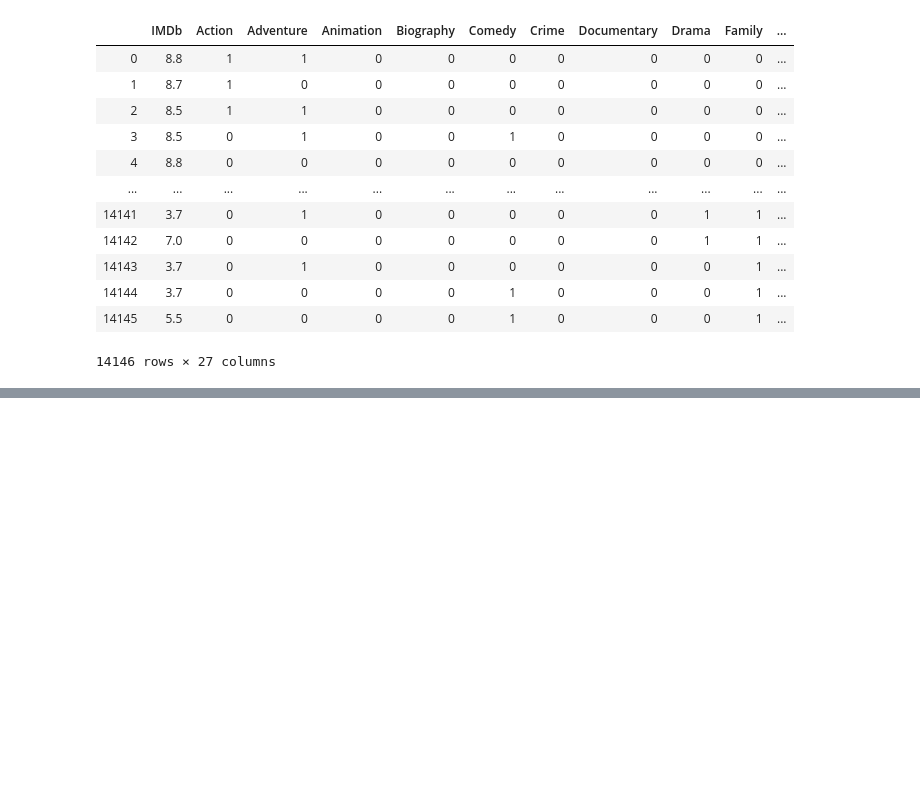
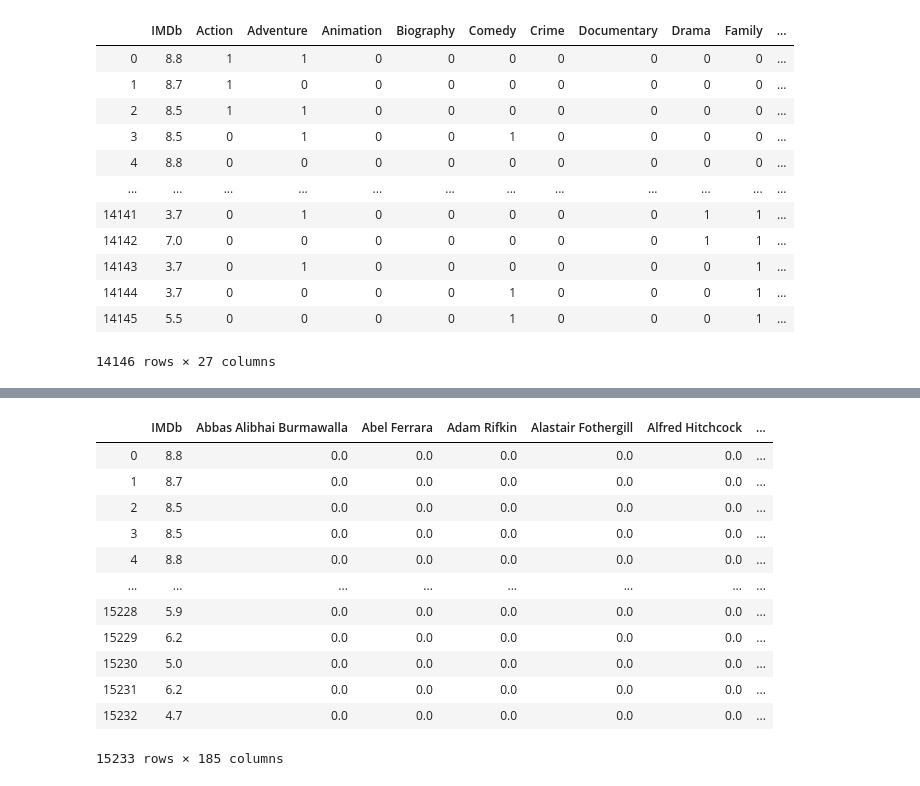
Before and after one commit to SalimAmarti/OTT_movies_Project, a Jupyter notebook: OTT project.ipynb, the cells around one changed output, grey strips where cells are left out. Saved outputs shown, nothing was run; the diff lists cells and outputs as text; code cells hidden in the pictures; blank space fills up the shorter version.

```diff
--- a/OTT project.ipynb
+++ b/OTT project.ipynb
@@ -1130,0 +1275,24 @@ numpy.uint8
+# %%
+top_directors_rating = top_directors_rating.apply(np.float64)
+# %%
+for i in range(0,len(top_directors_rating.drop('IMDb',axis=1))):
+    for j in top_directors_rating.drop('IMDb',axis=1).columns:
+        if top_directors_rating[j][i] == 1:
+            top_directors_rating[j][i] = top_directors_rating['IMDb'][i]
+            #top_genre_rating[j][i] = float(top_genre_rating[j][i])
+# %%
+top_directors_rating
+# %% [output]
+|  | IMDb | Abbas Alibhai Burmawalla | Abel Ferrara | Adam Rifkin | Alastair Fothergill | Alfred Hitchcock | ... |
+| 0 | 8.8 | 0.0 | 0.0 | 0.0 | 0.0 | 0.0 | ... |
+| 1 | 8.7 | 0.0 | 0.0 | 0.0 | 0.0 | 0.0 | ... |
+| 2 | 8.5 | 0.0 | 0.0 | 0.0 | 0.0 | 0.0 | ... |
+| 3 | 8.5 | 0.0 | 0.0 | 0.0 | 0.0 | 0.0 | ... |
+| 4 | 8.8 | 0.0 | 0.0 | 0.0 | 0.0 | 0.0 | ... |
+| ... | ... | ... | ... | ... | ... | ... | ... |
+| 15228 | 5.9 | 0.0 | 0.0 | 0.0 | 0.0 | 0.0 | ... |
+| 15229 | 6.2 | 0.0 | 0.0 | 0.0 | 0.0 | 0.0 | ... |
+| 15230 | 5.0 | 0.0 | 0.0 | 0.0 | 0.0 | 0.0 | ... |
+| 15231 | 6.2 | 0.0 | 0.0 | 0.0 | 0.0 | 0.0 | ... |
+| 15232 | 4.7 | 0.0 | 0.0 | 0.0 | 0.0 | 0.0 | ... |
+15233 rows × 185 columns
```
Also changed, not shown: parts of 29 cells of this notebook.
